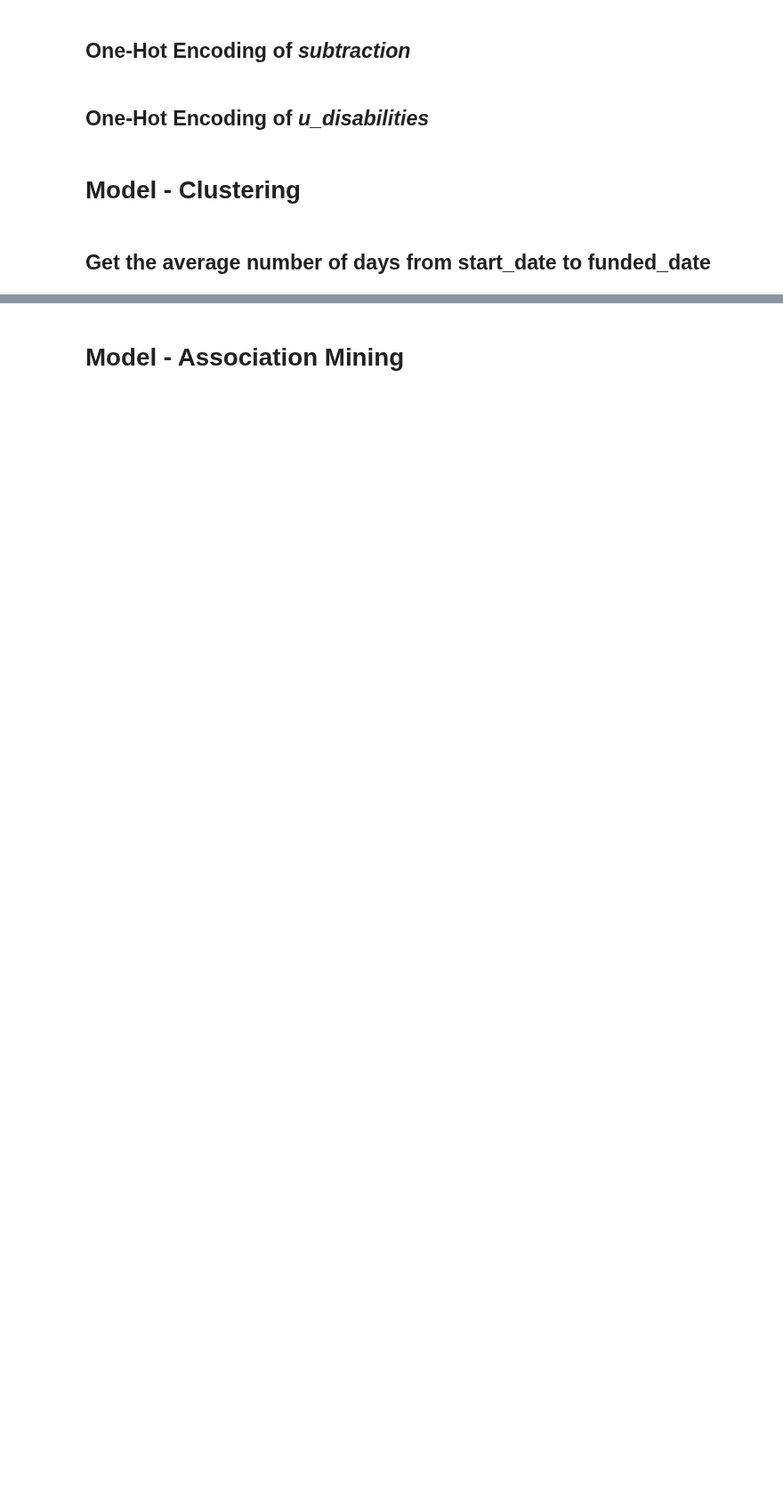
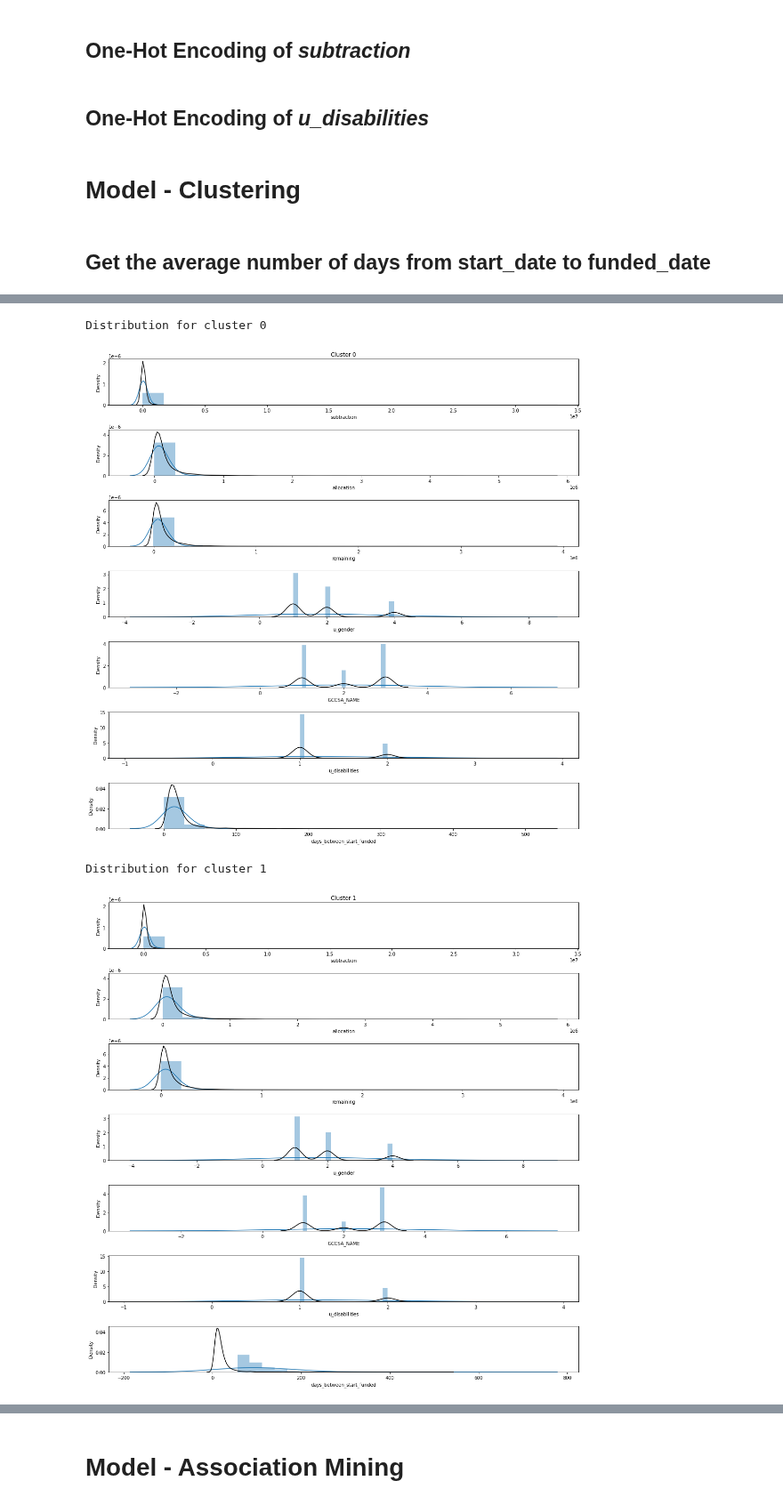
Before and after one commit to TheConMiz/ifn711_leap_in, a Jupyter notebook: LeapIn_Budget_Utilisation.ipynb, the cells around one changed output, grey strips where cells are left out. Shown at 89% size. Saved outputs shown, nothing was run; the diff lists cells and outputs as text; code cells hidden in the pictures; blank space fills up the shorter version.

```diff
--- a/LeapIn_Budget_Utilisation.ipynb
+++ b/LeapIn_Budget_Utilisation.ipynb
@@ -386,0 +1129,25 @@ final_df1.info()
+# %%
+# Distribution for each cluster
+cols = ['subtraction', 'allocation', 'remaining', 'u_gender', 'GCCSA_NAME', 'u_disabilities', 'days_between_start_funded']
+n_bins = 20
+
+clusters_to_inspect = [0,1,2,3]
+
+for cluster in clusters_to_inspect:
+    print("Distribution for cluster {}".format(cluster))
+    fig, ax = plt.subplots(nrows=7, figsize=(15,15))
+    ax[0].set_title("Cluster {}".format(cluster))
+
+    for j, col in enumerate(cols):
+        bins = np.linspace(min(final_df1[col]), max(final_df1[col]), 20)
+        sns.distplot(final_df1[final_df1['Cluster_ID'] == cluster][col], bins=bins, ax=ax[j], norm_hist=True, kde_kws={'bw':1.5})
+        sns.distplot(final_df1[col], bins=bins, ax=ax[j], hist=False, color="k")
+
+    plt.subplots_adjust(bottom=0.1, right=1.8, top=4.5, wspace=0.8, hspace=0.8)
+    plt.tight_layout()
+    plt.show()
+# %% [output]
+Distribution for cluster 0
+[figure, added]
+Distribution for cluster 1
+[figure, added]
```
Also changed, not shown: parts of 50 cells of this notebook, 1 other file.
